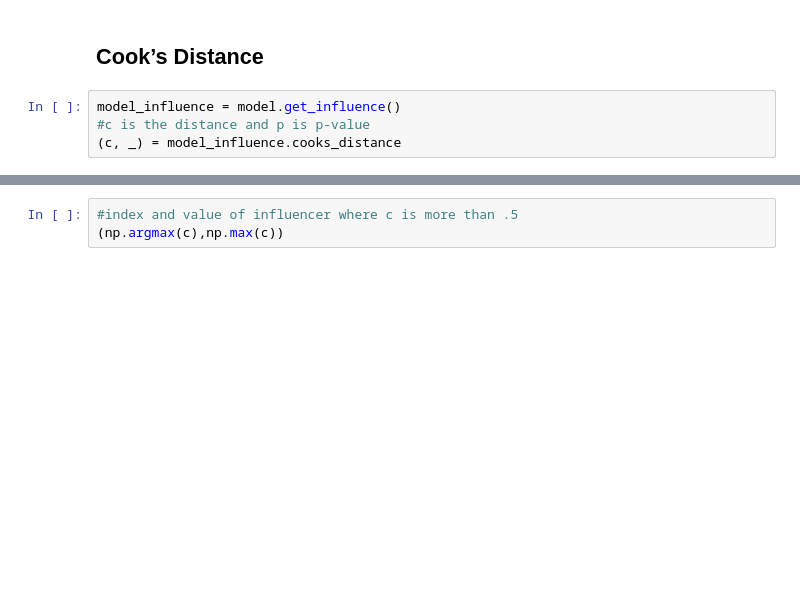
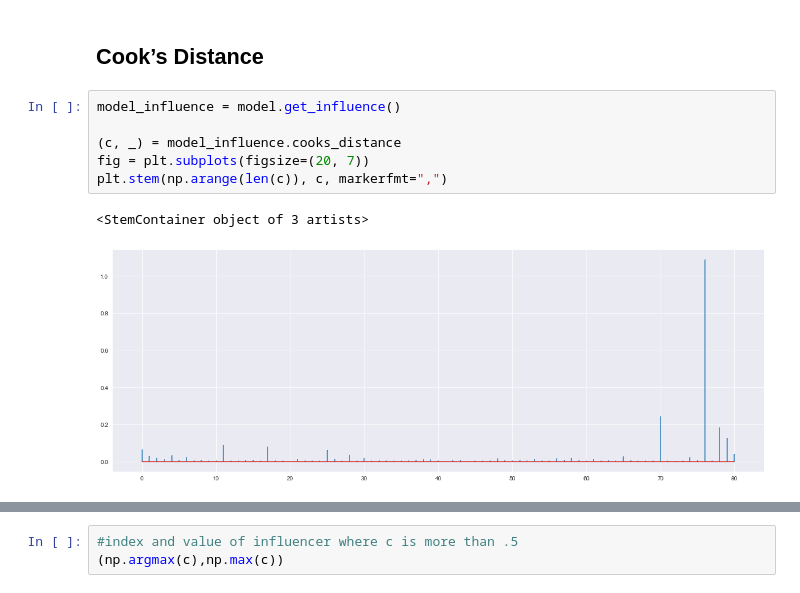
Before and after one commit to DebanjaliBasu/Excelr-1, a Jupyter notebook: Code/Multi Linear Regression.ipynb, the cells around one changed output, grey strips where cells are left out. Saved outputs shown, nothing was run; the diff lists cells and outputs as text; blank space fills up the shorter version.

```diff
--- a/Code/Multi Linear Regression.ipynb
+++ b/Code/Multi Linear Regression.ipynb
@@ -220,7 +216,12 @@ plt.show()
 ## Detecting Influencers/Outliers
 # %% [markdown]
 ## Cook’s Distance
-# %%
-model_influence = model.get_influence()
-#c is the distance and p is p-value
-(c, _) = model_influence.cooks_distance
+# %%
+model_influence = model.get_influence()
+
+(c, _) = model_influence.cooks_distance
+fig = plt.subplots(figsize=(20, 7))
+plt.stem(np.arange(len(c)), c, markerfmt=",")
+# %% [output]
+<StemContainer object of 3 artists>
+[figure, added]
```
Also changed, not shown: parts of 3 cells of this notebook.
